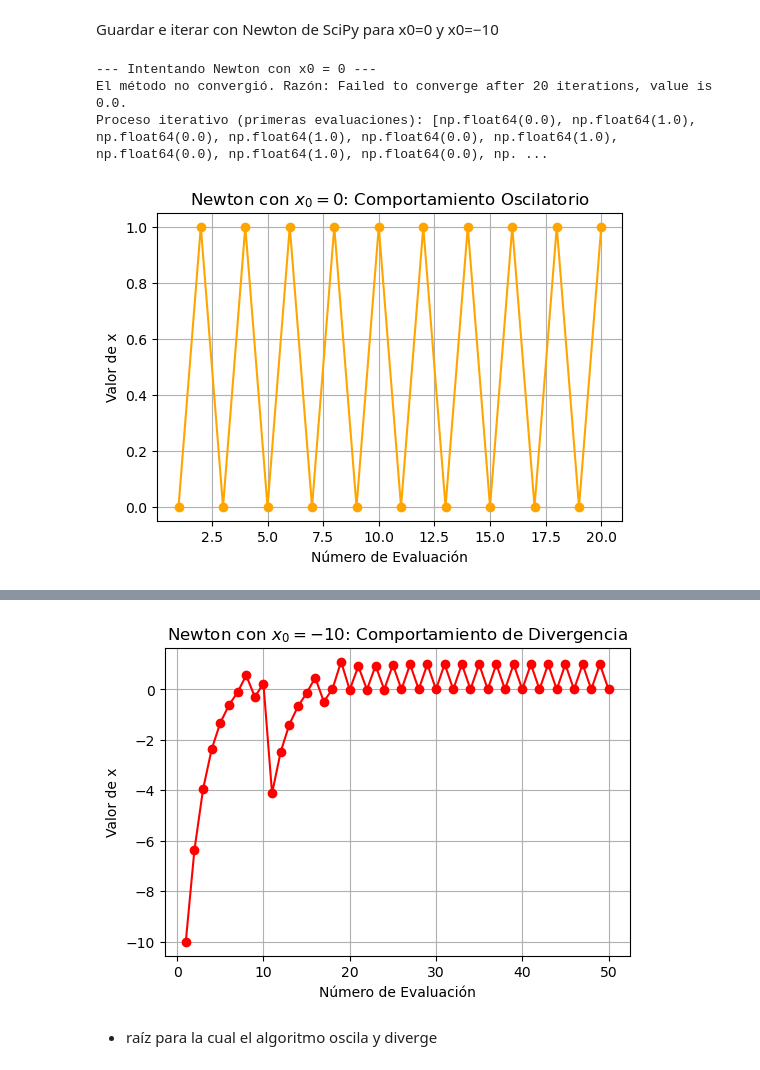
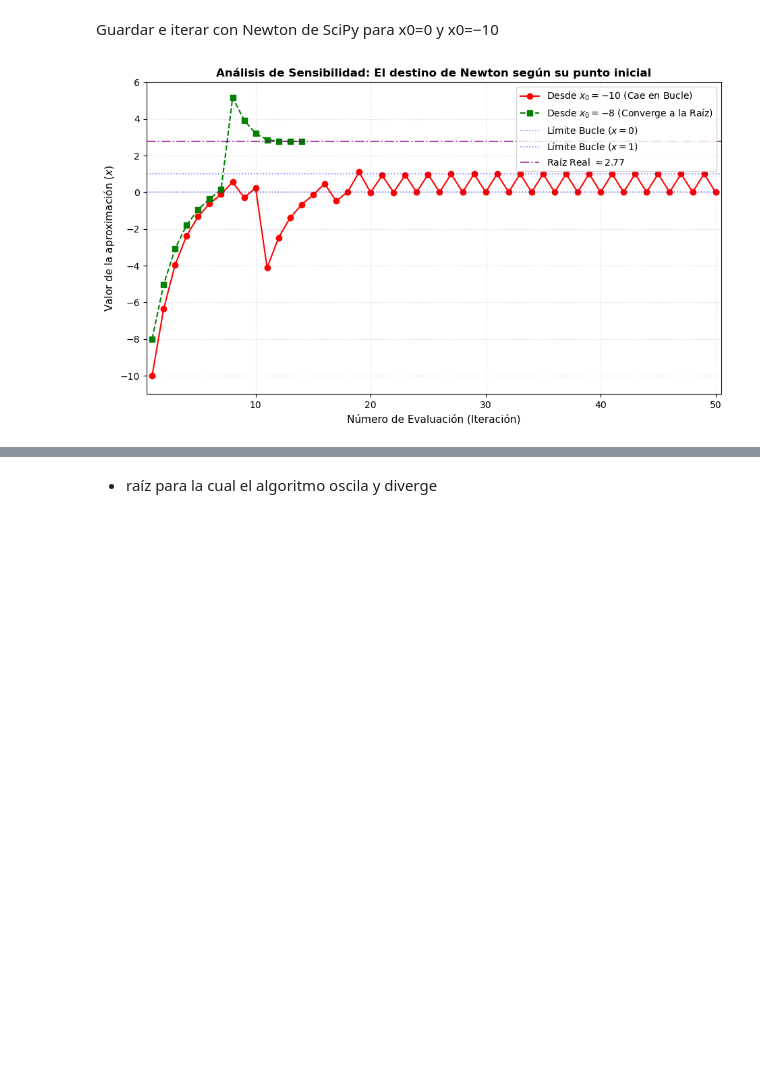
Before and after one commit to Mateosky1/Taller02-MN, a Jupyter notebook: Taller2.ipynb, the cells around one changed output, grey strips where cells are left out. Saved outputs shown, nothing was run; the diff lists cells and outputs as text; code cells hidden in the pictures; blank space fills up the shorter version.

```diff
--- a/Taller2.ipynb
+++ b/Taller2.ipynb
@@ -305,52 +305,58 @@ Guardar e iterar con Newton de SciPy para x0=0 y x0=−10
 # %%
 import numpy as np
 import matplotlib.pyplot as plt
 from scipy.optimize import newton
 
-puntos_x_0 = []
-def f_newton_0(x):
-    puntos_x_0.append(x)
+def f(x):
     return x**3 - 3*x**2 + x - 1
 
-print("--- Intentando Newton con x0 = 0 ---")
-try:
-    raiz_0 = newton(f_newton_0, x0=0, fprime=fprime, tol=1e-5, maxiter=20)
-    print(f"Raíz encontrada: {raiz_0}")
-except Exception as e:
-    print(f"El método no convergió. Razón: {e}")
-    print(f"Proceso iterativo (primeras evaluaciones): {puntos_x_0[:10]}")
-
-
-plt.figure(figsize=(6, 4))
-plt.plot(range(1, len(puntos_x_0) + 1), puntos_x_0, marker='o', color='orange')
-plt.xlabel('Número de Evaluación')
-plt.ylabel('Valor de x')
-plt.title('Newton con $x_0=0$: Comportamiento Oscilatorio')
-plt.grid(True)
-plt.show()
+def fprime(x):
+    return 3*x**2 - 6*x + 1
 
 puntos_x_10neg = []
 def f_newton_10neg(x):
     puntos_x_10neg.append(x)
-    return x**3 - 3*x**2 + x - 1
+    return f(x)
 
-print("\n--- Intentando Newton con x0 = -10 ---")
 try:
-    raiz_10neg = newton(f_newton_10neg, x0=-10, fprime=fprime, tol=1e-5, maxiter=50)
-    print(f"Raíz encontrada: {raiz_10neg}")
-except Exception as e:
-    print(f"El método no convergió. Razón: {e}")
-    print(f"Proceso iterativo (primeras evaluaciones): {puntos_x_10neg[:15]}")
+    newton(f_newton_10neg, x0=-10, fprime=fprime, tol=1e-5, maxiter=50)
+except Exception:
+    pass
 
-plt.figure(figsize=(6, 4))
-plt.plot(range(1, len(puntos_x_10neg) + 1), puntos_x_10neg, marker='o', color='red')
-plt.xlabel('Número de Evaluación')
-plt.ylabel('Valor de x')
-plt.title('Newton con $x_0=-10$: Comportamiento de Divergencia')
-plt.grid(True)
+puntos_x_8neg = []
+def f_newton_8neg(x):
+    puntos_x_8neg.append(x)
+    return f(x)
+
+try:
+    newton(f_newton_8neg, x0=-8, fprime=fprime, tol=1e-5, maxiter=50)
+except Exception:
+    pass
+
+plt.figure(figsize=(11, 6))
+
+iteraciones_10 = range(1, len(puntos_x_10neg) + 1)
+plt.plot(iteraciones_10, puntos_x_10neg, marker='o', linestyle='-', color='red',
+         linewidth=1.5, label='Desde $x_0 = -10$ (Cae en Bucle)')
+
+iteraciones_8 = range(1, len(puntos_x_8neg) + 1)
+plt.plot(iteraciones_8, puntos_x_8neg, marker='s', linestyle='--', color='green',
+         linewidth=1.5, label='Desde $x_0 = -8$ (Converge a la Raíz)')
+
+plt.ylim(-11, 6)
+max_iter = max(len(puntos_x_10neg), len(puntos_x_8neg))
+plt.xlim(0.5, max_iter + 0.5)
+
+plt.axhline(0, color='blue', linestyle=':', alpha=0.5, linewidth=1.2, label='Límite Bucle ($x = 0$)')
+plt.axhline(1, color='blue', linestyle=':', alpha=0.5, linewidth=1.2, label='Límite Bucle ($x = 1$)')
+plt.axhline(2.76929, color='purple', linestyle='-.', alpha=0.7, linewidth=1.5, label='Raíz Real $\\approx 2.77$')
+
+plt.xlabel('Número de Evaluación (Iteración)', fontsize=11)
+plt.ylabel('Valor de la aproximación ($x$)', fontsize=11)
+plt.title('Análisis de Sensibilidad: El destino de Newton según su punto inicial', fontsize=12, fontweight='bold')
+plt.grid(True, linestyle=':', alpha=0.5)
+plt.legend(loc='upper right')
+
 plt.show()
 # %% [output]
---- Intentando Newton con x0 = 0 ---
-El método no convergió. Razón: Failed to converge after 20 iterations, value is 0.0.
-Proceso iterativo (primeras evaluaciones): [np.float64(0.0), np.float64(1.0), np.float64(0.0), np.float64(1.0), np.float64(0.0), np.float64(1.0), np.float64(0.0), np.float64(1.0), np.float64(0.0), np. ...
-[figure, old version]
+[figure, new version]
@@ -360,4 +363,3 @@ Proceso iterativo (primeras evaluaciones): [np.float64(-10.0), np.float64(-6.368
-[figure, removed]
 # %% [markdown]
 * raíz para la cual el algoritmo oscila y diverge
 # %%
```
Also changed, not shown: parts of 1 cell of this notebook.
